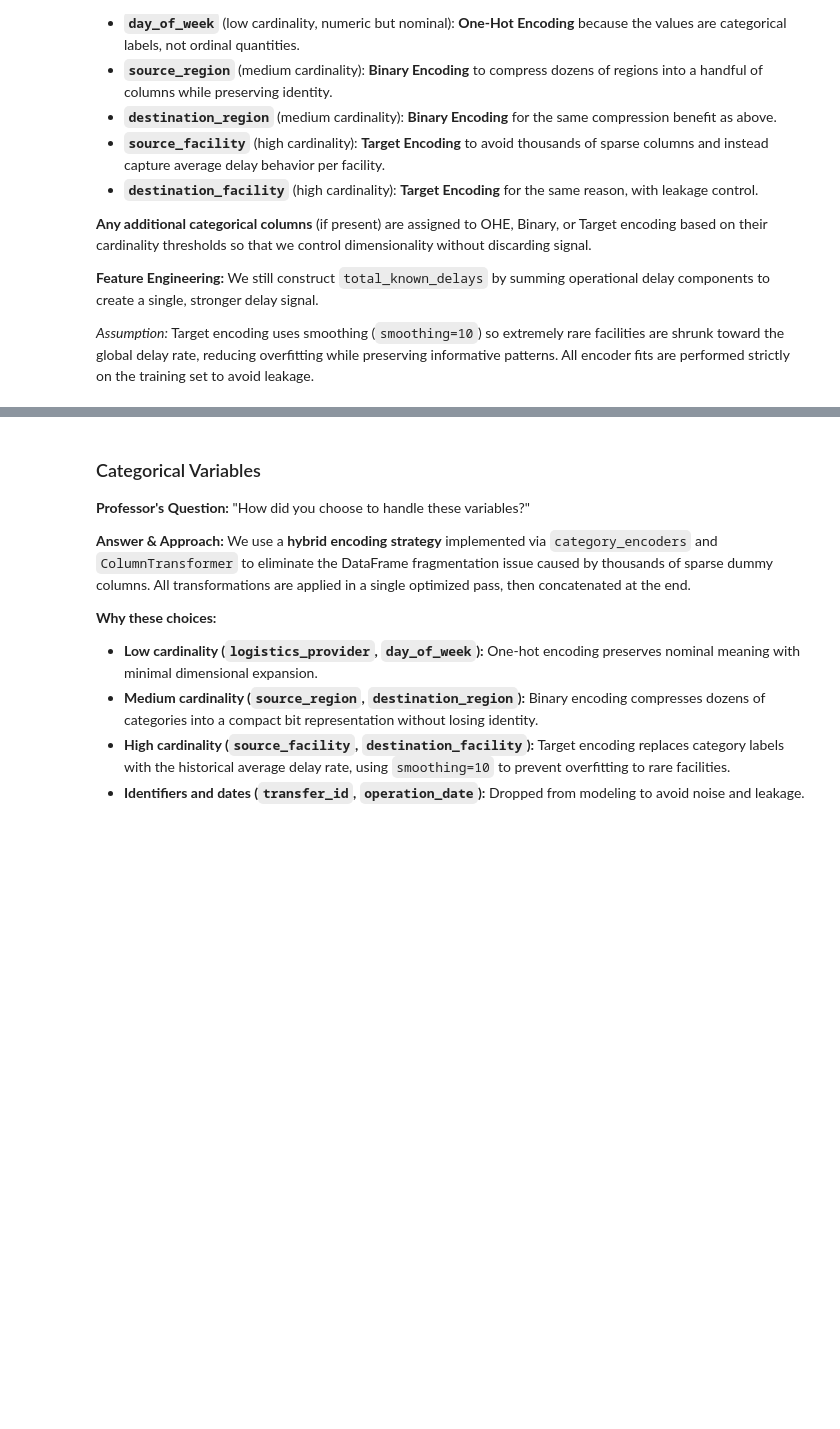
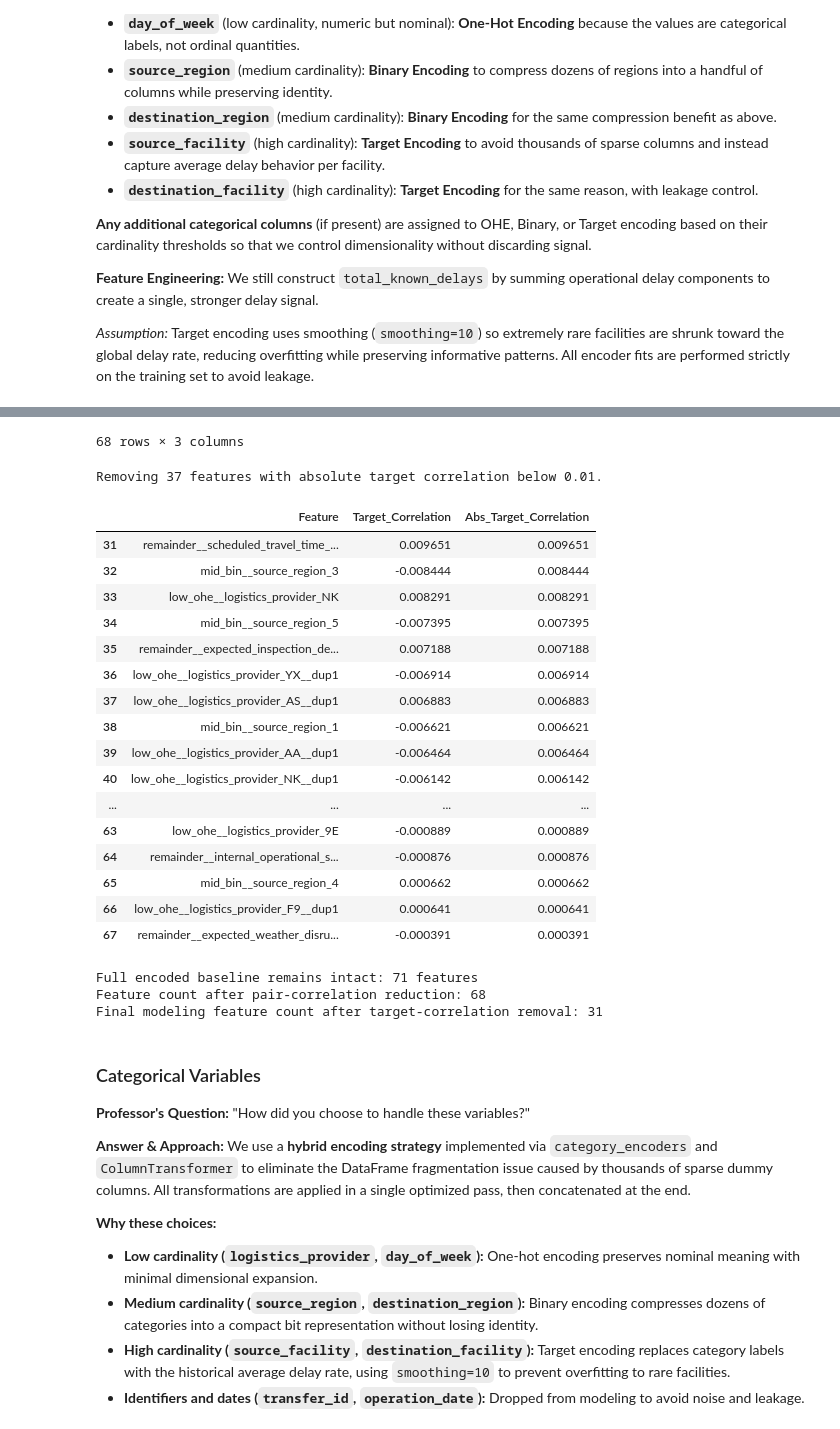
Before and after one commit to InbarKedem/final-project-intro-to-ml, a Jupyter notebook: task.ipynb, the cells around one changed output, grey strips where cells are left out. Drawn from its saved outputs; the diff is of its cells as text; code cells hidden in the pictures; blank space fills up the shorter version.

```diff
--- a/task.ipynb
+++ b/task.ipynb
@@ -1663,0 +1848,47 @@ Encoded feature count: 71
+# %%
+# Correlation with the target for the remaining variables.
+target_corr_threshold = 0.01
+
+target_corr_source = train_corr_reduced.copy() if 'train_corr_reduced' in globals() else train_encoded_full.copy()
+test_target_source = test_corr_reduced.copy() if 'test_corr_reduced' in globals() else test_encoded_full.copy()
+remaining_features = [col for col in target_corr_source.columns if col != 'is_delayed']
+
+target_corr_table = (
+    target_corr_source[remaining_features + ['is_delayed']]
+    .corr(numeric_only=True)['is_delayed']
+    .drop('is_delayed')
+    .reset_index()
+    .rename(columns={'index': 'Feature', 'is_delayed': 'Target_Correlation'})
+)
+target_corr_table['Abs_Target_Correlation'] = target_corr_table['Target_Correlation'].abs()
+target_corr_table = target_corr_table.sort_values('Abs_Target_Correlation', ascending=False).reset_index(drop=True)
+
+display(target_corr_table)
+
+insignificant_features = target_corr_table.loc[
+    target_corr_table['Abs_Target_Correlation'] < target_corr_threshold,
+    'Feature'
+].tolist()
+
+insignificant_target_corr_table = target_corr_table[
+    target_corr_table['Feature'].isin(insignificant_features)
+].copy()
+
+if insignificant_features:
+    print(f'Removing {len(insignificant_features)} features with absolute target correlation below {target_corr_threshold}.')
+    display(insignificant_target_corr_table)
+else:
+    print(f'No features had absolute target correlation below {target_corr_threshold}.')
+
+train_target_reduced = target_corr_source.drop(columns=insignificant_features)
+test_target_reduced = test_target_source.drop(columns=insignificant_features)
+
+train_model = train_target_reduced.copy()
+test_model = test_target_reduced.copy()
+model_features = [col for col in train_model.columns if col != 'is_delayed']
+
+full_encoded_count = len(encoded_full_features) if 'encoded_full_features' in globals() else len([col for col in train_encoded_full.columns if col != 'is_delayed'])
+print(f'Full encoded baseline remains intact: {full_encoded_count} features')
+print(f'Feature count after pair-correlation reduction: {len(remaining_features)}')
+print(f'Final modeling feature count after target-correlation removal: {len(model_features)}')
+# %% [output]
@@ -1664,3 +1907,25 @@ Encoded feature count: 71
+68 rows × 3 columns
+Removing 37 features with absolute target correlation below 0.01.
+|  | Feature | Target_Correlation | Abs_Target_Correlation |
+| 31 | remainder__scheduled_travel_time_... | 0.009651 | 0.009651 |
+| 32 | mid_bin__source_region_3 | -0.008444 | 0.008444 |
+| 33 | low_ohe__logistics_provider_NK | 0.008291 | 0.008291 |
+| 34 | mid_bin__source_region_5 | -0.007395 | 0.007395 |
+| 35 | remainder__expected_inspection_de... | 0.007188 | 0.007188 |
+| 36 | low_ohe__logistics_provider_YX__dup1 | -0.006914 | 0.006914 |
+| 37 | low_ohe__logistics_provider_AS__dup1 | 0.006883 | 0.006883 |
+| 38 | mid_bin__source_region_1 | -0.006621 | 0.006621 |
+| 39 | low_ohe__logistics_provider_AA__dup1 | -0.006464 | 0.006464 |
+| 40 | low_ohe__logistics_provider_NK__dup1 | -0.006142 | 0.006142 |
+| ... | ... | ... | ... |
+| 63 | low_ohe__logistics_provider_9E | -0.000889 | 0.000889 |
+| 64 | remainder__internal_operational_s... | -0.000876 | 0.000876 |
+| 65 | mid_bin__source_region_4 | 0.000662 | 0.000662 |
+| 66 | low_ohe__logistics_provider_F9__dup1 | 0.000641 | 0.000641 |
+| 67 | remainder__expected_weather_disru... | -0.000391 | 0.000391 |
+Full encoded baseline remains intact: 71 features
+Feature count after pair-correlation reduction: 68
+Final modeling feature count after target-correlation removal: 31
 # %% [markdown]
 ### Categorical Variables
 
```
Also changed, not shown: parts of 7 cells of this notebook.
